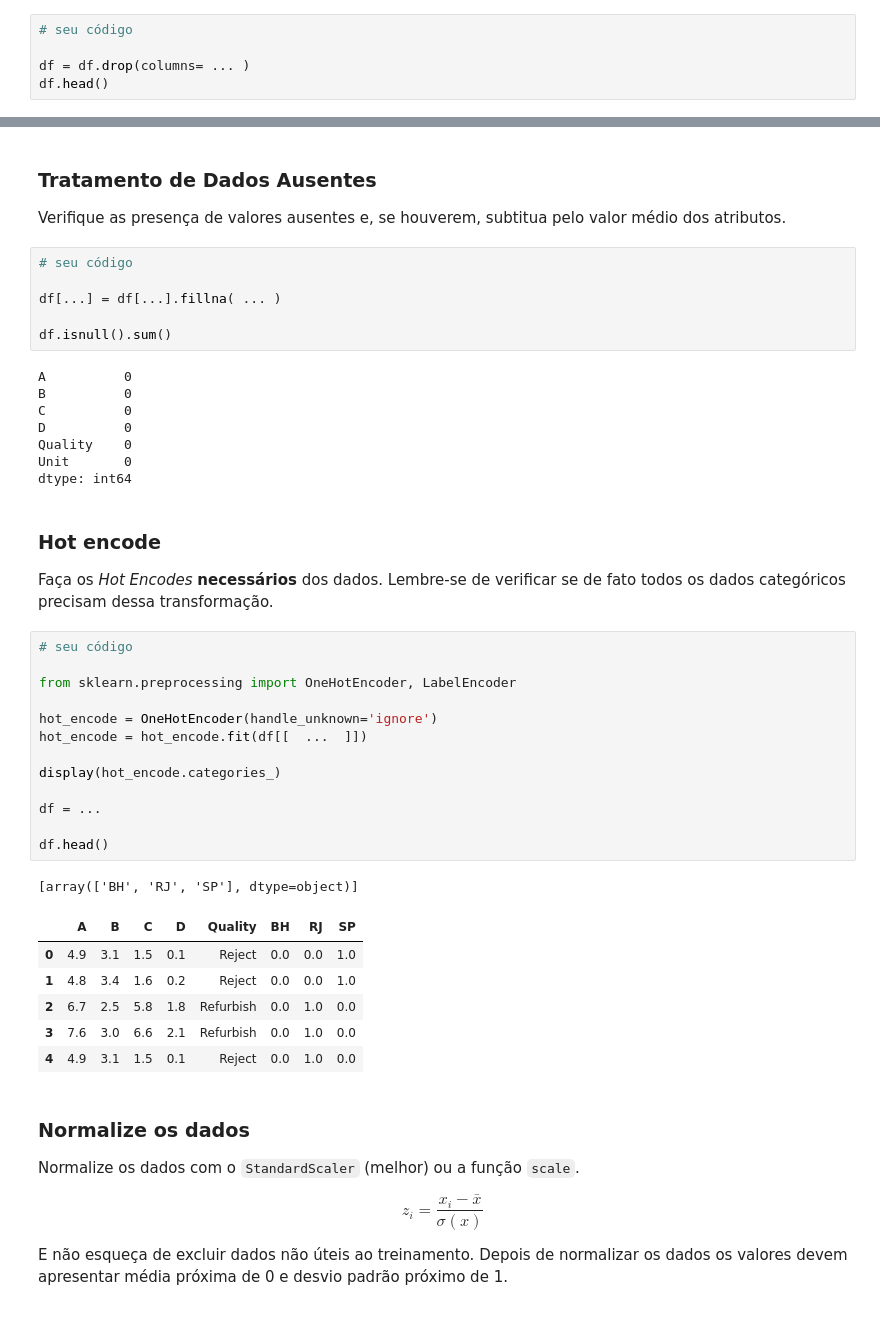
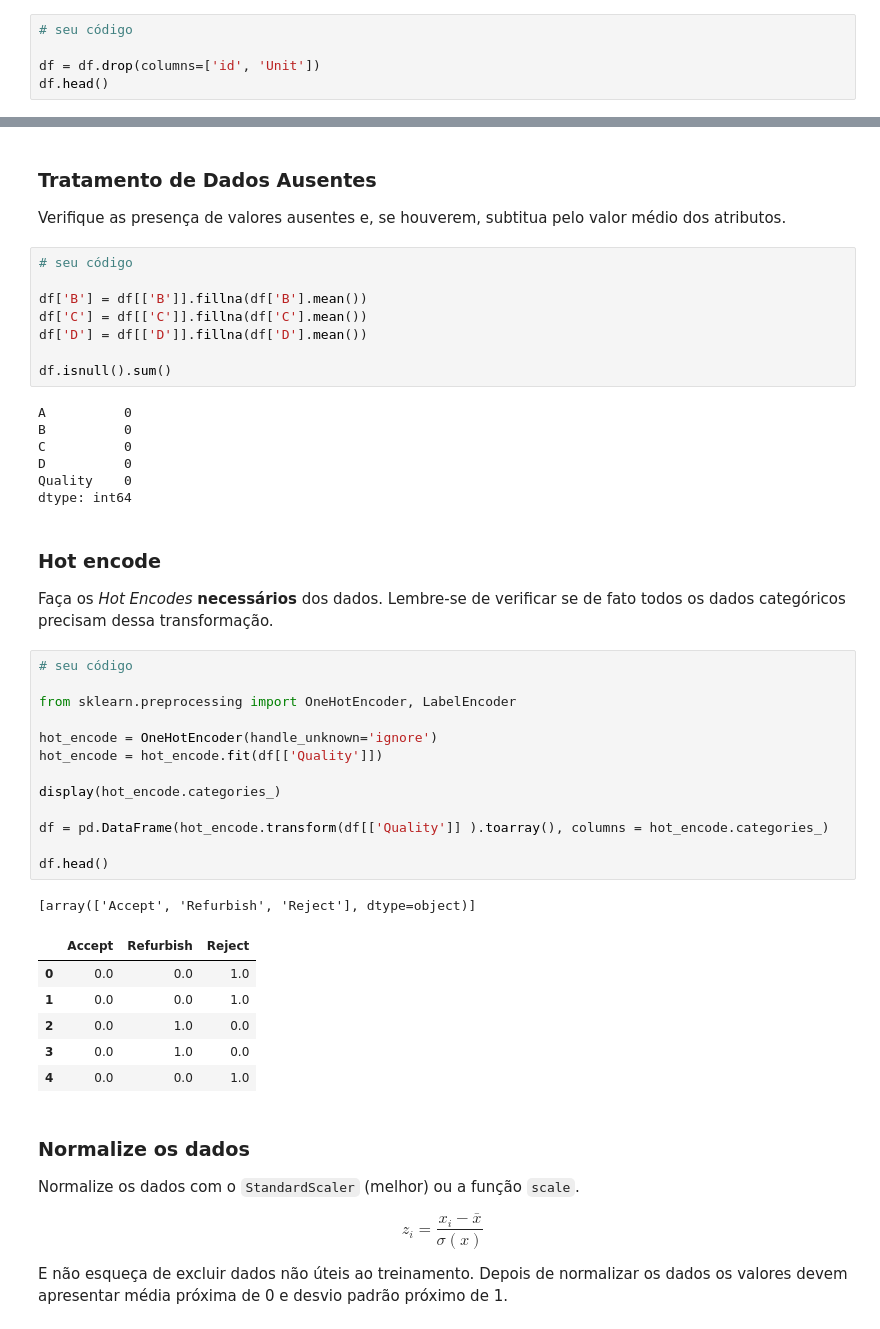
Before and after one commit to NilbertoFreitas/Mineracao_de_Dados, a Jupyter notebook: BIG_A3_Classificacao-Nilberto.ipynb, the cells around one changed output, grey strips where cells are left out. Saved outputs shown, nothing was run; the diff lists cells and outputs as text.

```diff
--- a/BIG_A3_Classificacao-Nilberto.ipynb
+++ b/BIG_A3_Classificacao-Nilberto.ipynb
@@ -57,5 +66,5 @@ Elimine atributos que não fazem parte do treinamento.
 # %%
 # seu código
 
-df = df.drop(columns= ... )
+df = df.drop(columns=['id', 'Unit'])
 df.head()
@@ -66,7 +82,9 @@ Verifique as presença de valores ausentes e, se houverem, subtitua pelo valor m
 # %%
 # seu código
 
-df[...] = df[...].fillna( ... )
+df['B'] = df[['B']].fillna(df['B'].mean())
+df['C'] = df[['C']].fillna(df['C'].mean())
+df['D'] = df[['D']].fillna(df['D'].mean())
 
 df.isnull().sum()
 # %% [output]
@@ -75,7 +93,6 @@ B          0
 C          0
 D          0
 Quality    0
-Unit       0
 dtype: int64
 # %% [markdown]
 ### Hot encode
@@ -84,24 +101,24 @@ Faça os *Hot Encodes* **necessários** dos dados. Lembre-se de verificar se de
 # %%
 # seu código
 
 from sklearn.preprocessing import OneHotEncoder, LabelEncoder
 
 hot_encode = OneHotEncoder(handle_unknown='ignore')
-hot_encode = hot_encode.fit(df[[  ...  ]])
+hot_encode = hot_encode.fit(df[['Quality']])
 
 display(hot_encode.categories_)
 
-df = ...
+df = pd.DataFrame(hot_encode.transform(df[['Quality']] ).toarray(), columns = hot_encode.categories_)
 
 df.head()
 # %% [output]
-[array(['BH', 'RJ', 'SP'], dtype=object)]
+[array(['Accept', 'Refurbish', 'Reject'], dtype=object)]
-|  | A | B | C | D | Quality | BH | RJ | SP |
-| 0 | 4.9 | 3.1 | 1.5 | 0.1 | Reject | 0.0 | 0.0 | 1.0 |
-| 1 | 4.8 | 3.4 | 1.6 | 0.2 | Reject | 0.0 | 0.0 | 1.0 |
-| 2 | 6.7 | 2.5 | 5.8 | 1.8 | Refurbish | 0.0 | 1.0 | 0.0 |
-| 3 | 7.6 | 3.0 | 6.6 | 2.1 | Refurbish | 0.0 | 1.0 | 0.0 |
-| 4 | 4.9 | 3.1 | 1.5 | 0.1 | Reject | 0.0 | 1.0 | 0.0 |
+|  | Accept | Refurbish | Reject |
+| 0 | 0.0 | 0.0 | 1.0 |
+| 1 | 0.0 | 0.0 | 1.0 |
+| 2 | 0.0 | 1.0 | 0.0 |
+| 3 | 0.0 | 1.0 | 0.0 |
+| 4 | 0.0 | 0.0 | 1.0 |
 # %% [markdown]
 ### Normalize os dados
 
```
Also changed, not shown: parts of 3 cells of this notebook.
